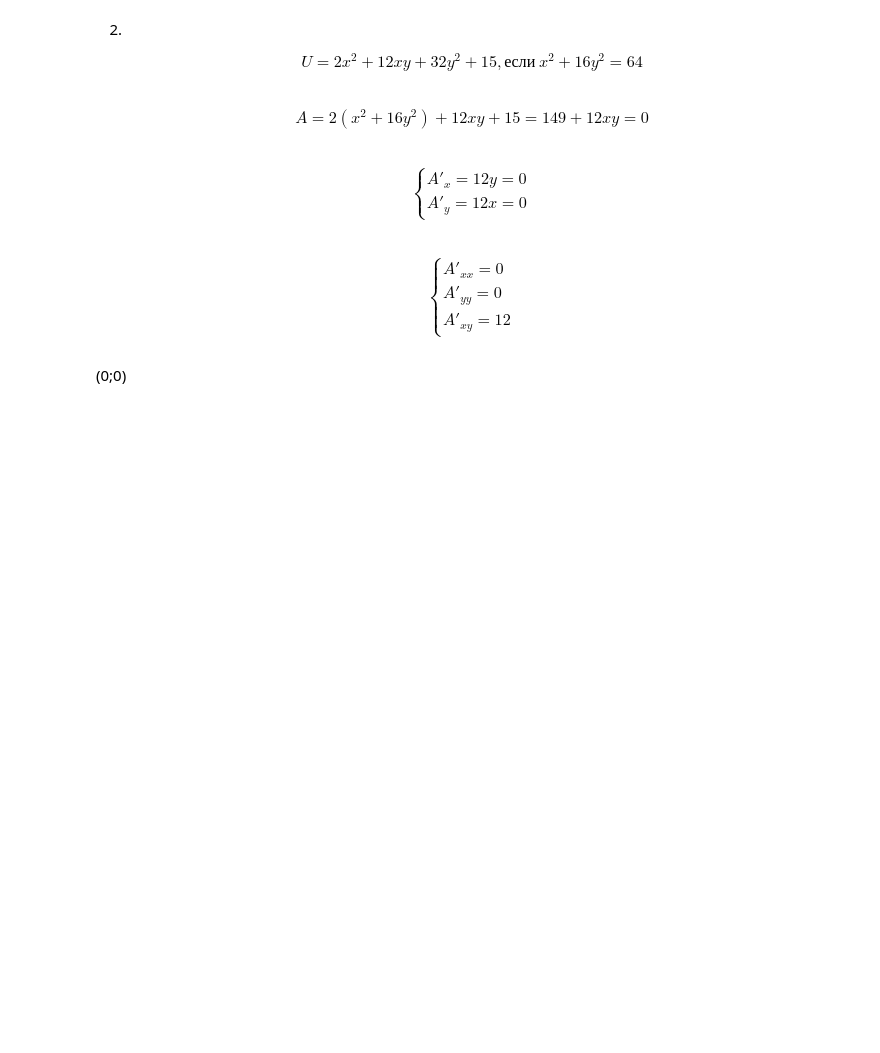
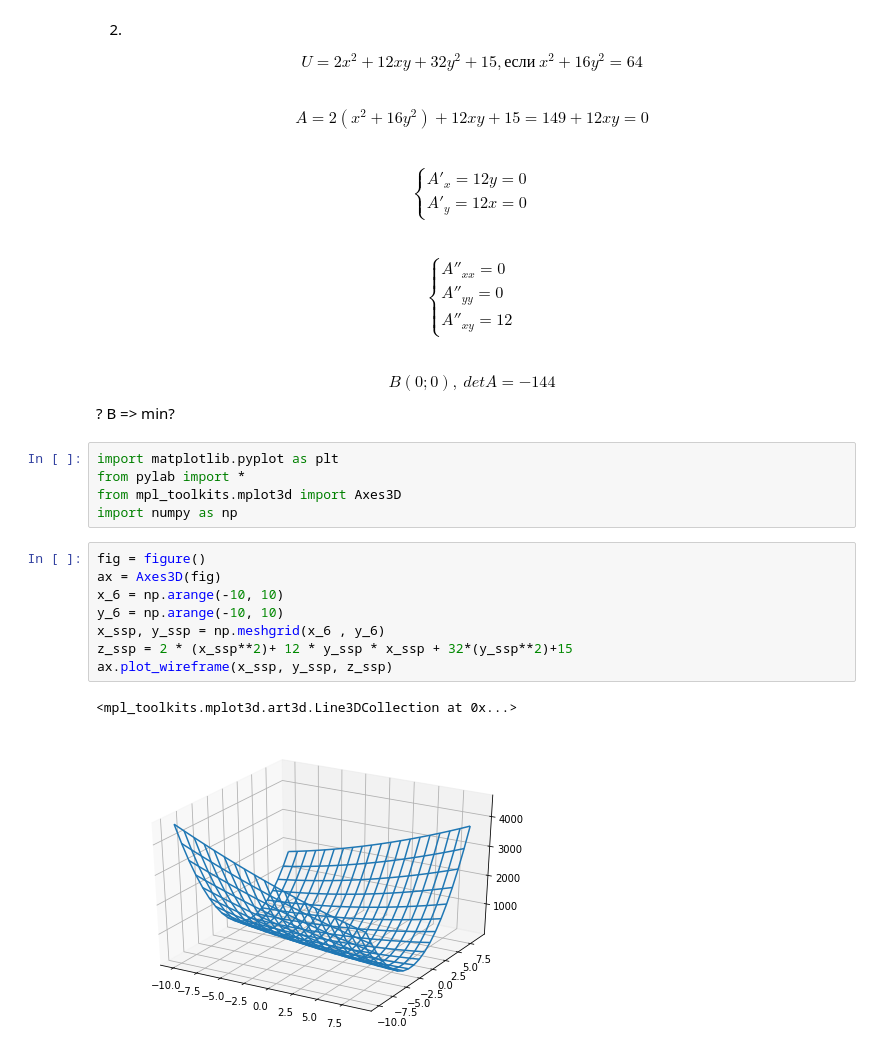
Before and after one commit to aldalinde/Python_for_DSc, a Jupyter notebook: Calculus_9.ipynb, the cells around one changed output. Drawn from its saved outputs; the diff is of its cells as text; blank space fills up the shorter version.

```diff
--- a/Calculus_9.ipynb
+++ b/Calculus_9.ipynb
@@ -27,6 +27,22 @@ $$ A = 2(𝑥^2 + 16𝑦^2) +12𝑥𝑦 +  15 = 149 + 12xy = 0 $$
 # %% [markdown]
 $$ \begin{cases} A'_x = 12y = 0 \\ A'_y = 12x = 0  \end{cases} $$
 # %% [markdown]
-$$ \begin{cases} A'_{xx} = 0 \\ A'_{yy} = 0 \\ A'_{xy} = 12 \end{cases} $$
+$$ \begin{cases} A''_{xx} = 0 \\ A''_{yy} = 0 \\ A''_{xy} = 12 \end{cases} $$
 # %% [markdown]
-(0;0)
+$$ B (0;0), \ detA = -144 $$ ? B => min?
+# %%
+import matplotlib.pyplot as plt
+from pylab import *
+from mpl_toolkits.mplot3d import Axes3D
+import numpy as np
+# %%
+fig = figure()
+ax = Axes3D(fig)
+x_6 = np.arange(-10, 10)
+y_6 = np.arange(-10, 10)
+x_ssp, y_ssp = np.meshgrid(x_6 , y_6)
+z_ssp = 2 * (x_ssp**2)+ 12 * y_ssp * x_ssp + 32*(y_ssp**2)+15
+ax.plot_wireframe(x_ssp, y_ssp, z_ssp)
+# %% [output]
+<mpl_toolkits.mplot3d.art3d.Line3DCollection at 0x...>
+[figure, added]
```
Also changed, not shown: parts of 1 cell of this notebook.
